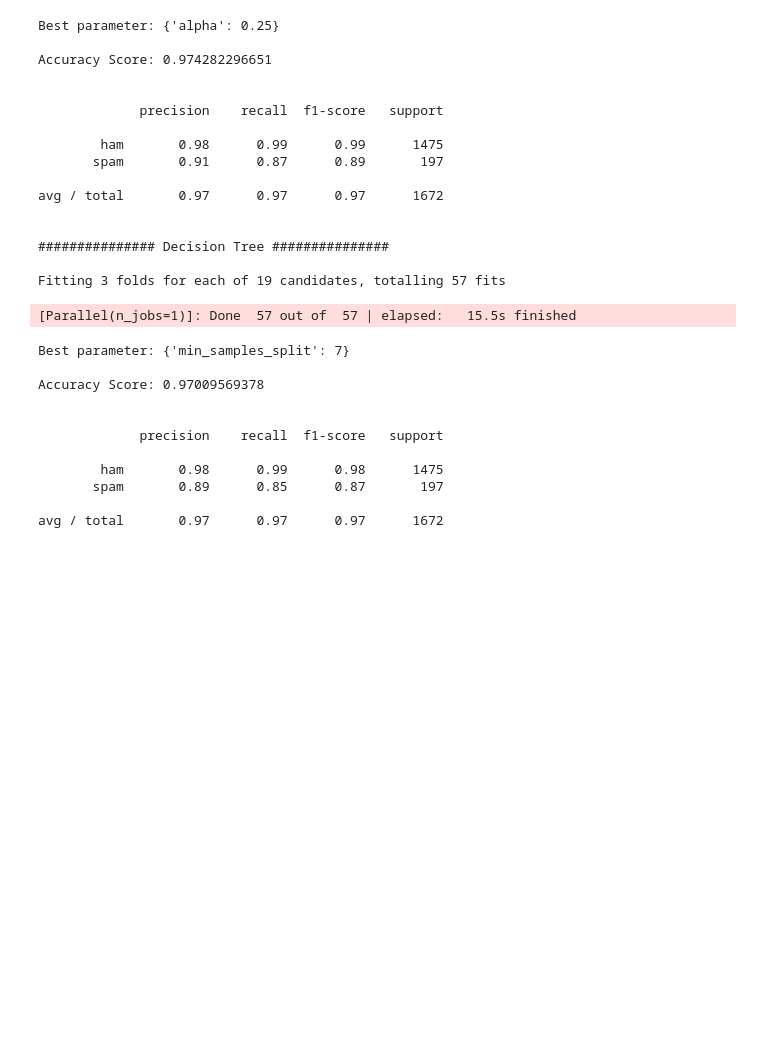
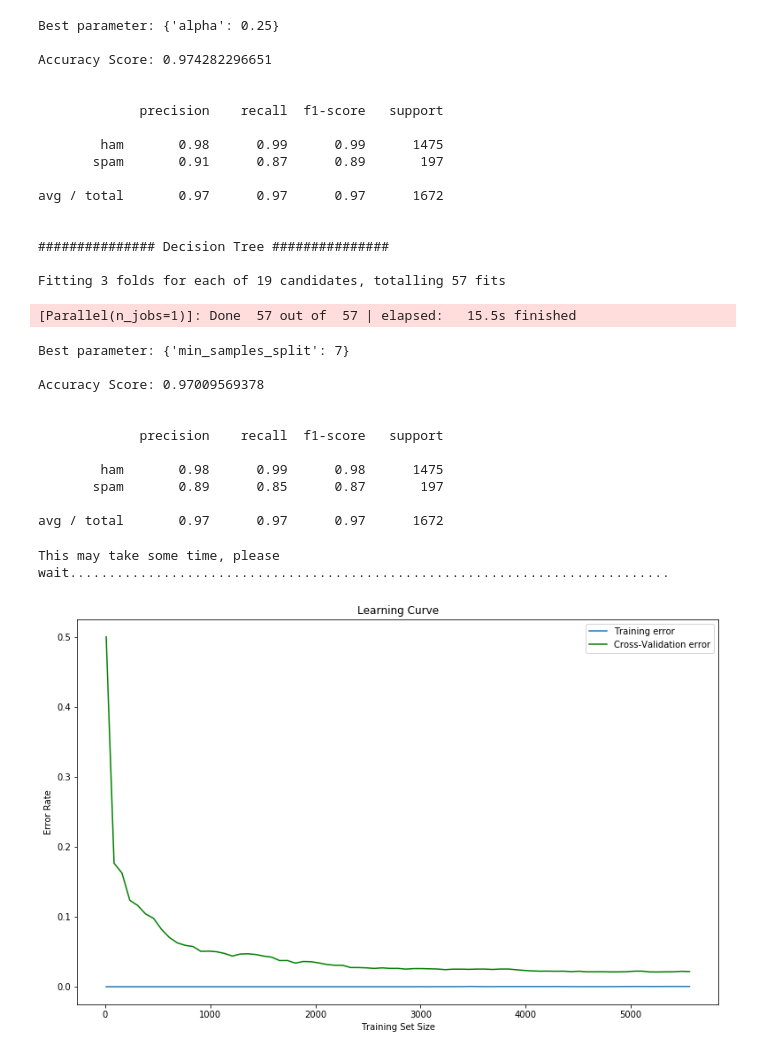
Before and after one commit to rohan8594/SMS-Spam-Detection, a Jupyter notebook: CSC 869 - Term Project.ipynb, the cells around one changed output. Saved outputs shown, nothing was run; the diff lists cells and outputs as text; code cells hidden in the pictures; blank space fills up the shorter version.

Commit message:
updated jupyter notebook with learning curve code

```diff
--- a/CSC 869 - Term Project.ipynb
+++ b/CSC 869 - Term Project.ipynb
@@ -461,0 +464,79 @@ avg / total       0.97      0.97      0.97      1672
+# %%
+# File:        learning_curve.py
+#
+# Author:      Rohan Patel
+#
+# Date:        05/16/2018
+#
+# Description:
+
+import pickle
+import numpy as np
+import pandas as pd
+from sklearn.model_selection import KFold
+from sklearn.svm import SVC
+from sklearn.metrics import accuracy_score
+import matplotlib.pyplot as plt
+%matplotlib inline
+
+def learning_curve(tfidf_vect, messages, folds):
+    training_set_size = []
+    train_error = []
+    cv_error = []
+
+    print("")
+    print("This may take some time, please wait..", sep=' ', end='', flush=True)
+    for training_size in range(10, len(messages), 75):
+        print('.', sep=' ', end='', flush=True)
+        X = tfidf_vect[:training_size]
+        y = messages['label'][:training_size]
+        kf = KFold(n_splits=folds, random_state=None, shuffle=False)
+        err1 = []
+        err2 = []
+
+        # generate K folds and train classifier on every fold
+        for train_index, test_index in kf.split(X):
+            #print("TRAIN:", train_index, "TEST:", test_index)
+            X_train, X_test = X[train_index], X[test_index]
+            y_train, y_test = y[train_index], y[test_index]
+
+            svm = SVC(C = 100, gamma = 0.01)
+            svm.fit(X_train, y_train)
+            pred = svm.predict(X_test)
+
+            err = 1.0 - (svm.score(X_train,y_train))
+            err1.append(err) # training error
+            err = 1.0 - (svm.score(X_test,y_test))
+            err2.append(err) # cv error
+
+        train_error.append(np.average(err1)) # training error =  avg of training error from every fold
+        cv_error.append(np.average(err2))    # cross-validation error = avg of cv error from every fold
+        training_set_size.append(training_size)
+
+    # Plotting of learning curve using matplotlib
+    x = training_set_size
+    y = train_error
+    z = cv_error
+
+    fig = plt.figure(figsize=(13,8))
+    plt.plot(x,y, label='Training error')
+    plt.plot(x,z,'g-', label='Cross-Validation error')
+    plt.xlabel('Training Set Size')
+    plt.ylabel('Error Rate')
+    plt.title('Learning Curve')
+    plt.legend()
+    plt.show(block = True)
+
+def main():
+
+    tfidf_vect = pickle.load(open("output/tfidf_vector.pickle", "rb"))
+    messages = pd.read_csv('output/processed_msgs.csv')
+
+    learning_curve(tfidf_vect, messages, folds = 5)
+    #learning_curve(tfidf_vect, messages, folds = 10)
+
+if __name__ == "__main__":
+    main()
+# %% [output]
+This may take some time, please wait.............................................................................
+[figure, added]
```
Also changed, not shown: parts of 2 cells of this notebook.
